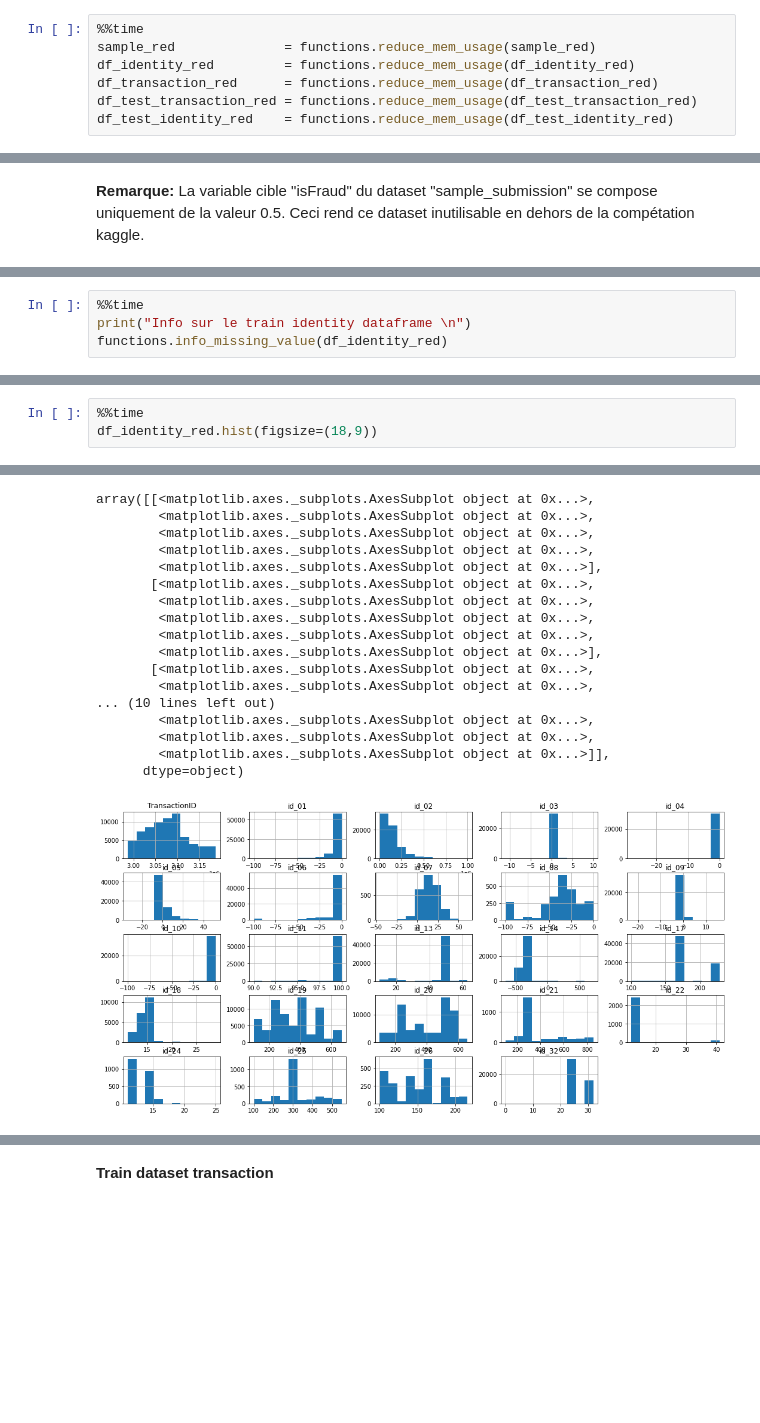
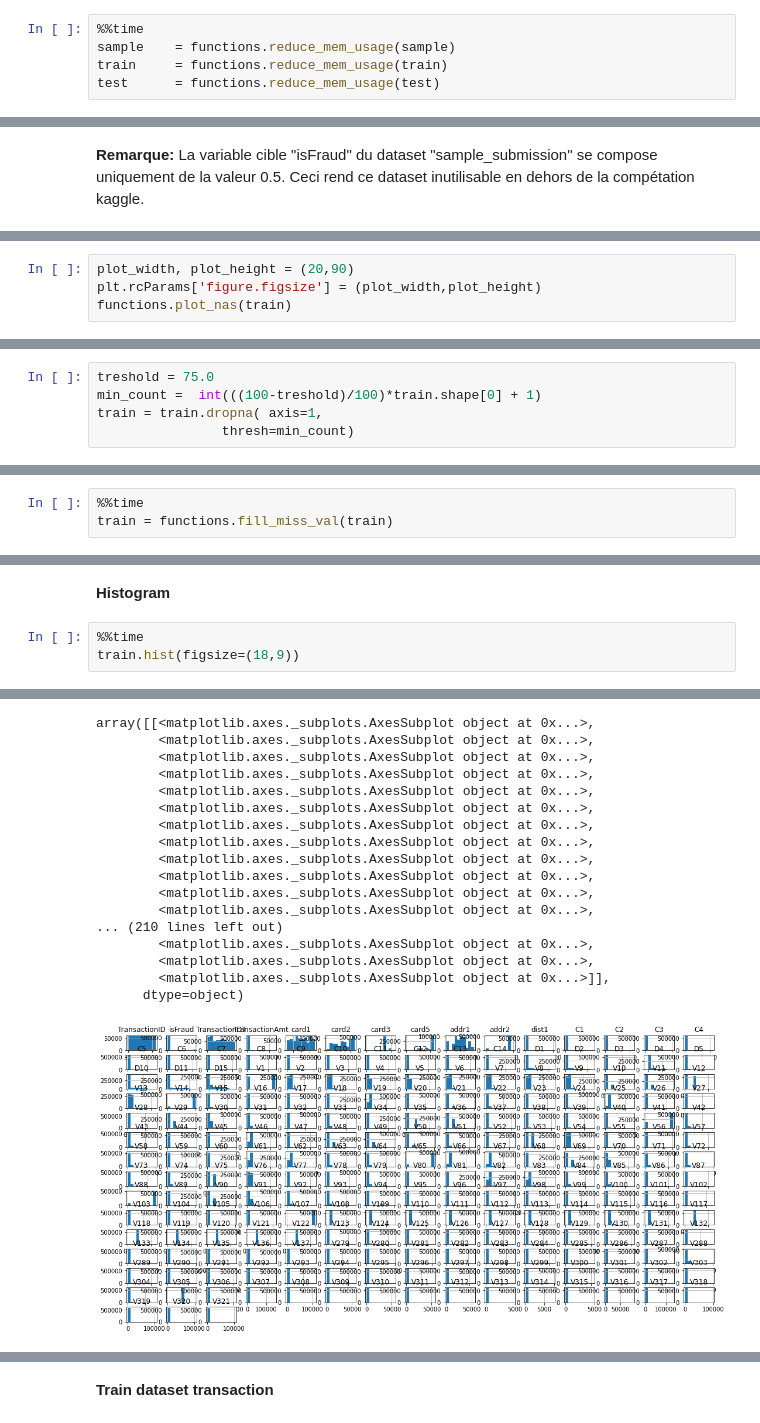
Before and after one commit to abakamousa/fraud_detection, a Jupyter notebook: Fraud_detection.ipynb, the cells around one changed output, grey strips where cells are left out. Cells and saved outputs as stored; diff of their text form; blank space fills up the shorter version.

```diff
--- a/Fraud_detection.ipynb
+++ b/Fraud_detection.ipynb
@@ -104,9 +105,7 @@ Wall time: 24.4 s
 **Reduction de la mémoire**
 # %%
 %%time
-sample_red              = functions.reduce_mem_usage(sample_red)
-df_identity_red         = functions.reduce_mem_usage(df_identity_red)
-df_transaction_red      = functions.reduce_mem_usage(df_transaction_red)
-df_test_transaction_red = functions.reduce_mem_usage(df_test_transaction_red)
-df_test_identity_red    = functions.reduce_mem_usage(df_test_identity_red)
+sample    = functions.reduce_mem_usage(sample)
+train     = functions.reduce_mem_usage(train)
+test      = functions.reduce_mem_usage(test)
 # %% [output]
@@ -203,5 +202,5 @@ memory usage: 12.6+ MB
 # %%
-%%time
-print("Info sur le train identity dataframe \n")
-functions.info_missing_value(df_identity_red)
+plot_width, plot_height = (20,90)
+plt.rcParams['figure.figsize'] = (plot_width,plot_height)
+functions.plot_nas(train)
 # %% [output]
@@ -215,0 +210,5 @@ Wall time: 79.3 ms
+# %%
+treshold = 75.0
+min_count =  int(((100-treshold)/100)*train.shape[0] + 1)
+train = train.dropna( axis=1,
+                thresh=min_count)
@@ -215,0 +221,3 @@ Wall time: 79.3 ms
+# %%
+%%time
+train = functions.fill_miss_val(train)
@@ -221,4 +259,6 @@ df_identity_red.boxplot(figsize=(18,6), rot=90)
+# %% [markdown]
+**Histogram**
 # %%
 %%time
-df_identity_red.hist(figsize=(18,9))
+train.hist(figsize=(18,9))
 # %% [output]
@@ -227,18 +267,18 @@ Wall time: 778 ms
 array([[<matplotlib.axes._subplots.AxesSubplot object at 0x...>,
         <matplotlib.axes._subplots.AxesSubplot object at 0x...>,
         <matplotlib.axes._subplots.AxesSubplot object at 0x...>,
         <matplotlib.axes._subplots.AxesSubplot object at 0x...>,
-        <matplotlib.axes._subplots.AxesSubplot object at 0x...>],
-       [<matplotlib.axes._subplots.AxesSubplot object at 0x...>,
         <matplotlib.axes._subplots.AxesSubplot object at 0x...>,
         <matplotlib.axes._subplots.AxesSubplot object at 0x...>,
         <matplotlib.axes._subplots.AxesSubplot object at 0x...>,
-        <matplotlib.axes._subplots.AxesSubplot object at 0x...>],
-       [<matplotlib.axes._subplots.AxesSubplot object at 0x...>,
         <matplotlib.axes._subplots.AxesSubplot object at 0x...>,
-... (10 lines left out)
+        <matplotlib.axes._subplots.AxesSubplot object at 0x...>,
+        <matplotlib.axes._subplots.AxesSubplot object at 0x...>,
+        <matplotlib.axes._subplots.AxesSubplot object at 0x...>,
+        <matplotlib.axes._subplots.AxesSubplot object at 0x...>,
+... (210 lines left out)
         <matplotlib.axes._subplots.AxesSubplot object at 0x...>,
         <matplotlib.axes._subplots.AxesSubplot object at 0x...>,
         <matplotlib.axes._subplots.AxesSubplot object at 0x...>]],
       dtype=object)
-[figure, old version]
+[figure, new version]
```
Also changed, not shown: parts of 37 cells of this notebook.
